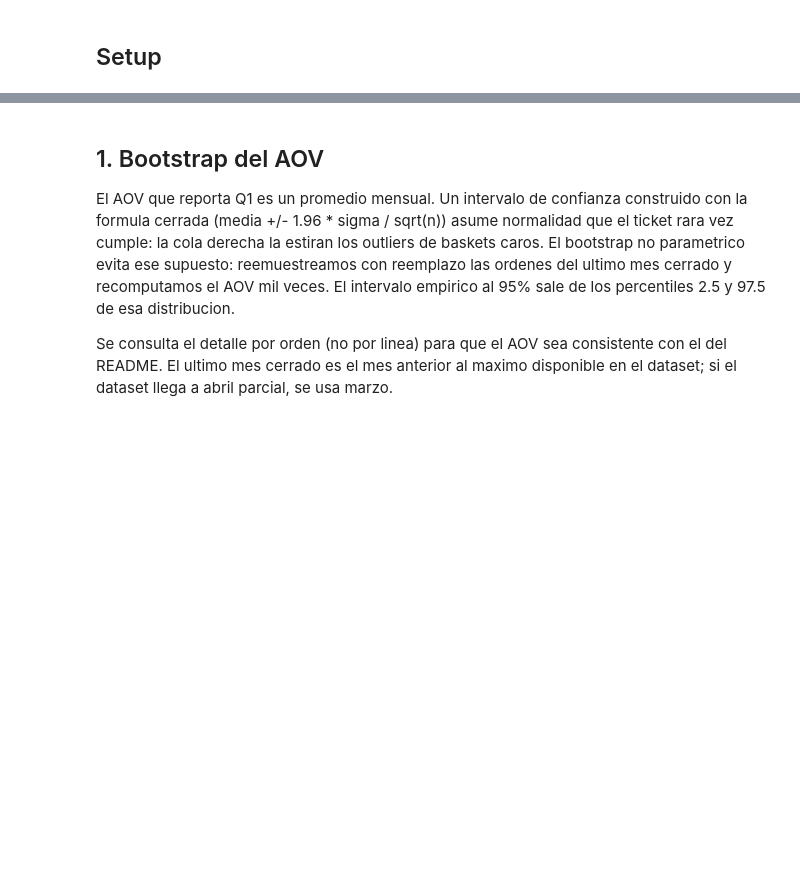
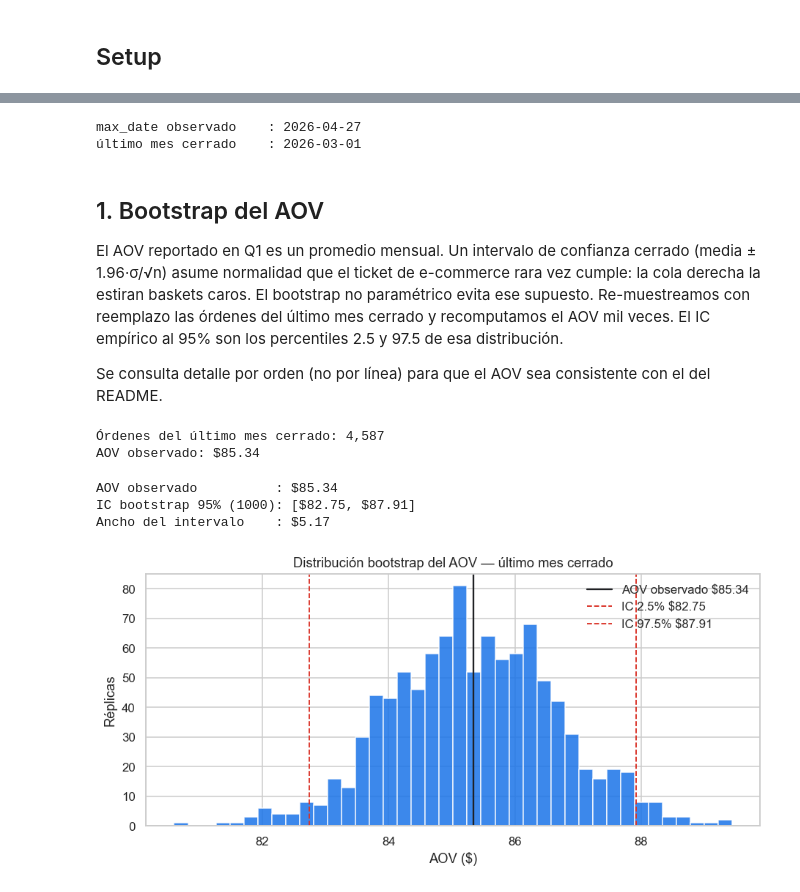
Before and after one commit to rubenstrada/data-analytics-e-commerce, a Jupyter notebook: notebooks/07_validation.ipynb, the cells around one changed output, grey strips where cells are left out. Saved outputs shown, nothing was run; the diff lists cells and outputs as text; code cells hidden in the pictures; blank space fills up the shorter version.

```diff
--- a/notebooks/07_validation.ipynb
+++ b/notebooks/07_validation.ipynb
@@ -62,48 +33,73 @@ print(f"Ultimo mes cerrado usado: {last_complete_month:%Y-%m}")
+# %%
+# Fecha máxima observada + último mes cerrado (la foto para el bootstrap)
+anchor = client.query("""
+SELECT MAX(DATE(created_at)) AS max_date,
+       DATE_SUB(DATE_TRUNC(MAX(DATE(created_at)), MONTH), INTERVAL 1 MONTH) AS last_closed_month
+FROM `bigquery-public-data.thelook_ecommerce.order_items`
+WHERE status NOT IN ('Cancelled','Returned')
+""").to_dataframe().iloc[0]
+print(f"max_date observado    : {anchor['max_date']}")
+print(f"último mes cerrado    : {anchor['last_closed_month']}")
+# %% [output]
+max_date observado    : 2026-04-27
+último mes cerrado    : 2026-03-01
 # %% [markdown]
 ## 1. Bootstrap del AOV
 
-El AOV que reporta Q1 es un promedio mensual. Un intervalo de confianza construido con la formula cerrada (media +/- 1.96 * sigma / sqrt(n)) asume normalidad que el ticket rara vez cumple: la cola derecha la estiran los outliers de baskets caros. El bootstrap no parametrico evita ese supuesto: reemuestreamos con reemplazo las ordenes del ultimo mes cerrado y recomputamos el AOV mil veces. El intervalo empirico al 95% sale de los percentiles 2.5 y 97.5 de esa distribucion.
+El AOV reportado en Q1 es un promedio mensual. Un intervalo de confianza cerrado (media ± 1.96·σ/√n) asume normalidad que el ticket de e-commerce rara vez cumple: la cola derecha la estiran baskets caros. El bootstrap no paramétrico evita ese supuesto. Re-muestreamos con reemplazo las órdenes del último mes cerrado y recomputamos el AOV mil veces. El IC empírico al 95% son los percentiles 2.5 y 97.5 de esa distribución.
 
-Se consulta el detalle por orden (no por linea) para que el AOV sea consistente con el del README. El ultimo mes cerrado es el mes anterior al maximo disponible en el dataset; si el dataset llega a abril parcial, se usa marzo.
+Se consulta detalle por orden (no por línea) para que el AOV sea consistente con el del README.
 # %%
 AOV_QUERY = """
-SELECT
-  oi.order_id,
-  SUM(oi.sale_price) AS order_value
-FROM `bigquery-public-data.thelook_ecommerce.order_items` oi
-WHERE oi.status NOT IN ('Cancelled', 'Returned')
-  AND DATE_TRUNC(DATE(oi.created_at), MONTH) = @last_complete_month
-GROUP BY oi.order_id
+WITH reference AS (
+  SELECT DATE_SUB(DATE_TRUNC(MAX(DATE(created_at)), MONTH), INTERVAL 1 MONTH) AS last_closed_month
+  FROM `bigquery-public-data.thelook_ecommerce.order_items`
+  WHERE status NOT IN ('Cancelled','Returned')
+),
+order_revenue AS (
+  SELECT oi.order_id, SUM(oi.sale_price) AS order_value
+  FROM `bigquery-public-data.thelook_ecommerce.order_items` oi
+  CROSS JOIN reference r
+  WHERE oi.status NOT IN ('Cancelled','Returned')
+    AND DATE_TRUNC(DATE(oi.created_at), MONTH) = r.last_closed_month
+  GROUP BY oi.order_id
+)
+SELECT order_value FROM order_revenue
 """
-
-orders = client.query(AOV_QUERY, job_config=query_params).to_dataframe(create_bqstorage_client=False)
-print(f"Mes auditado: {last_complete_month:%Y-%m}")
-print(f"Ordenes del ultimo mes cerrado: {len(orders):,}")
+orders = client.query(AOV_QUERY).to_dataframe()
+print(f"Órdenes del último mes cerrado: {len(orders):,}")
 print(f"AOV observado: ${orders['order_value'].mean():.2f}")
+# %% [output]
+Órdenes del último mes cerrado: 4,587
+AOV observado: $85.34
 # %%
 N_BOOTSTRAP = 1000
-sample = orders["order_value"].to_numpy()
-
-# Resampling con reemplazo; cada replica tiene el mismo tamano que la muestra original.
+sample = orders['order_value'].to_numpy()
 indices = rng.integers(0, len(sample), size=(N_BOOTSTRAP, len(sample)))
 boot_aovs = sample[indices].mean(axis=1)
 
 ci_lo, ci_hi = np.percentile(boot_aovs, [2.5, 97.5])
 aov_point = sample.mean()
 
-print(f"AOV observado         : ${aov_point:.2f}")
-print(f"IC bootstrap 95% (1000 replicas): [${ci_lo:.2f}, ${ci_hi:.2f}]")
-print(f"Ancho del intervalo   : ${ci_hi - ci_lo:.2f}")
+print(f"AOV observado          : ${aov_point:.2f}")
+print(f"IC bootstrap 95% (1000): [${ci_lo:.2f}, ${ci_hi:.2f}]")
+print(f"Ancho del intervalo    : ${ci_hi - ci_lo:.2f}")
+# %% [output]
+AOV observado          : $85.34
+IC bootstrap 95% (1000): [$82.75, $87.91]
+Ancho del intervalo    : $5.17
 # %%
-fig, ax = plt.subplots(figsize=(8, 4))
-ax.hist(boot_aovs, bins=40, color="#1a73e8", alpha=0.85, edgecolor="white")
-ax.axvline(aov_point, color="#202124", linestyle="-", linewidth=1.5, label=f"AOV observado ${aov_point:.2f}")
-ax.axvline(ci_lo, color="#d93025", linestyle="--", linewidth=1.2, label=f"IC 2.5% ${ci_lo:.2f}")
-ax.axvline(ci_hi, color="#d93025", linestyle="--", linewidth=1.2, label=f"IC 97.5% ${ci_hi:.2f}")
-ax.set_title("Distribucion bootstrap del AOV (ultimo mes cerrado)")
-ax.set_xlabel("AOV ($)")
-ax.set_ylabel("Replicas")
+fig, ax = plt.subplots(figsize=(8.5, 4.2))
+ax.hist(boot_aovs, bins=40, color='#1a73e8', alpha=0.85, edgecolor='white')
+ax.axvline(aov_point, color='#202124', linestyle='-', linewidth=1.5, label=f'AOV observado ${aov_point:.2f}')
+ax.axvline(ci_lo, color='#d93025', linestyle='--', linewidth=1.2, label=f'IC 2.5% ${ci_lo:.2f}')
+ax.axvline(ci_hi, color='#d93025', linestyle='--', linewidth=1.2, label=f'IC 97.5% ${ci_hi:.2f}')
+ax.set_title('Distribución bootstrap del AOV — último mes cerrado')
+ax.set_xlabel('AOV ($)')
+ax.set_ylabel('Réplicas')
 ax.legend(frameon=False)
 fig.tight_layout()
 plt.show()
+# %% [output]
+[figure, added]
 # %% [markdown]
```
Also changed, not shown: parts of 14 cells of this notebook, 1 other file.
